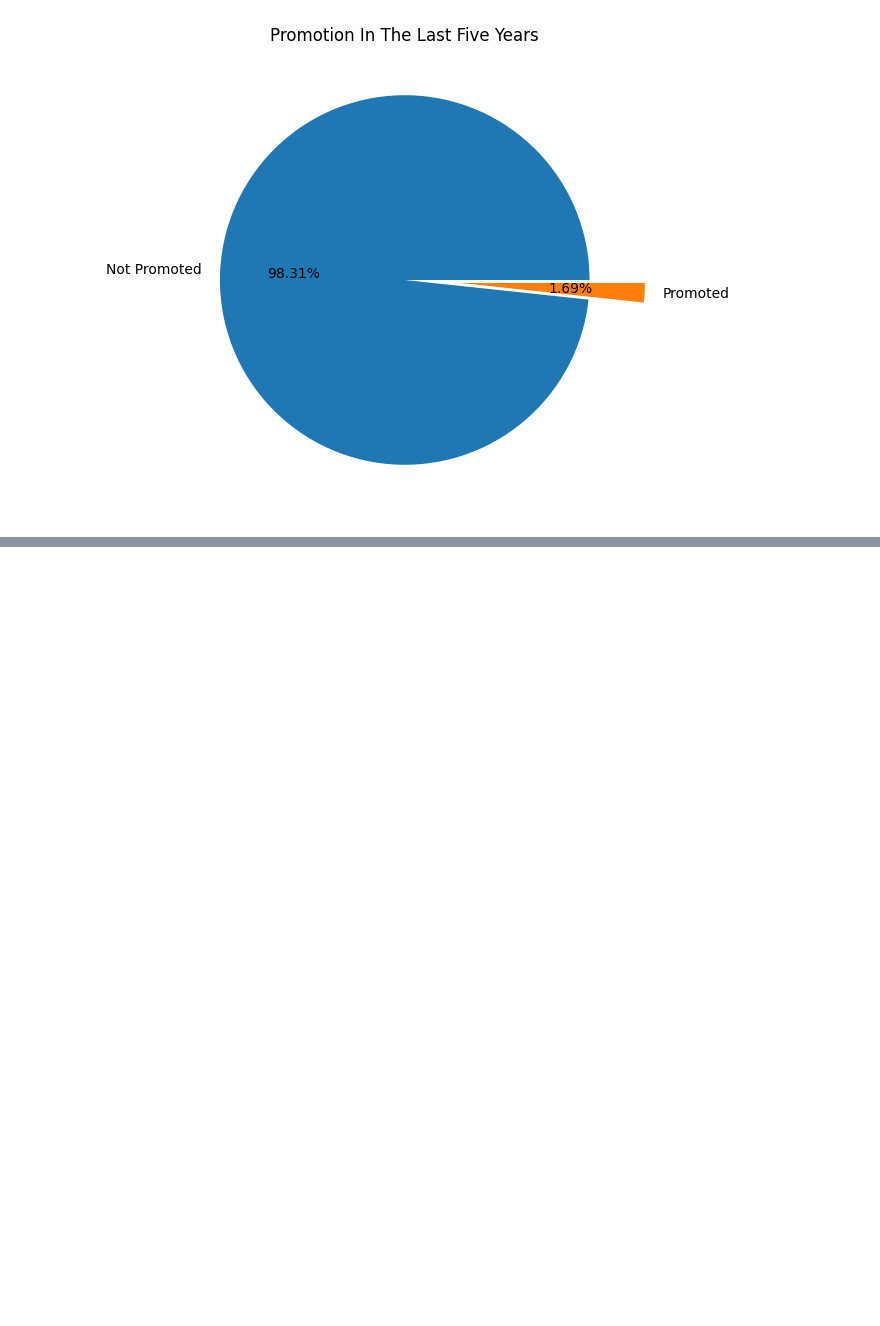
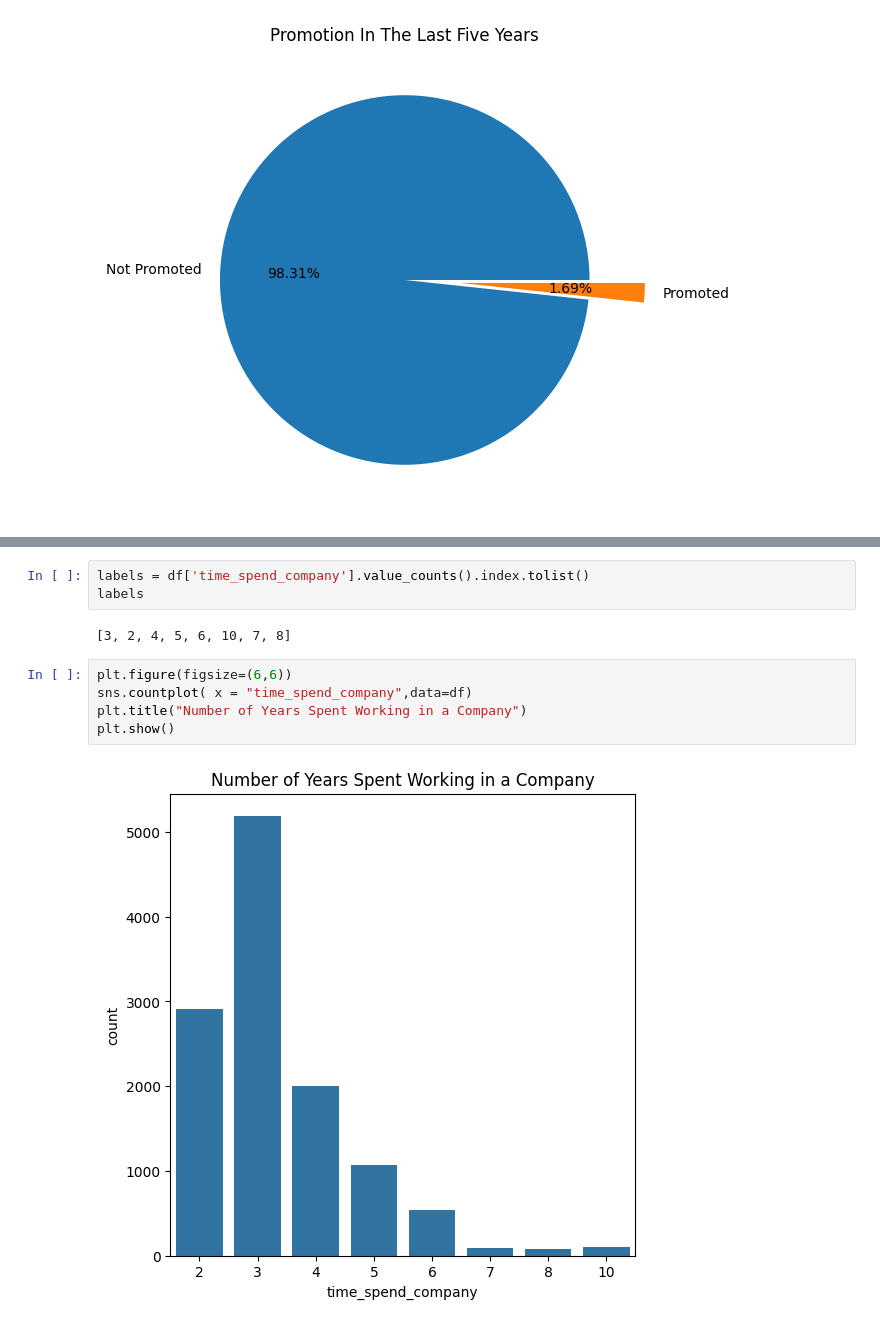
Before and after one commit to dipa-khadka/Datascince_Project, a Jupyter notebook: Hr- employee Prediction/empoyee turnover.ipynb, the cells around one changed output, grey strips where cells are left out. Drawn from its saved outputs; the diff is of its cells as text; blank space fills up the shorter version.

```diff
--- a/Hr- employee Prediction/empoyee turnover.ipynb
+++ b/Hr- employee Prediction/empoyee turnover.ipynb
@@ -278,0 +330,12 @@ df['Work_accident']
+# %%
+labels = df['time_spend_company'].value_counts().index.tolist()
+labels
+# %% [output]
+[3, 2, 4, 5, 6, 10, 7, 8]
+# %%
+plt.figure(figsize=(6,6))
+sns.countplot( x = "time_spend_company",data=df)
+plt.title("Number of Years Spent Working in a Company")
+plt.show()
+# %% [output]
+[figure, added]
```
Also changed, not shown: parts of 34 cells of this notebook.
